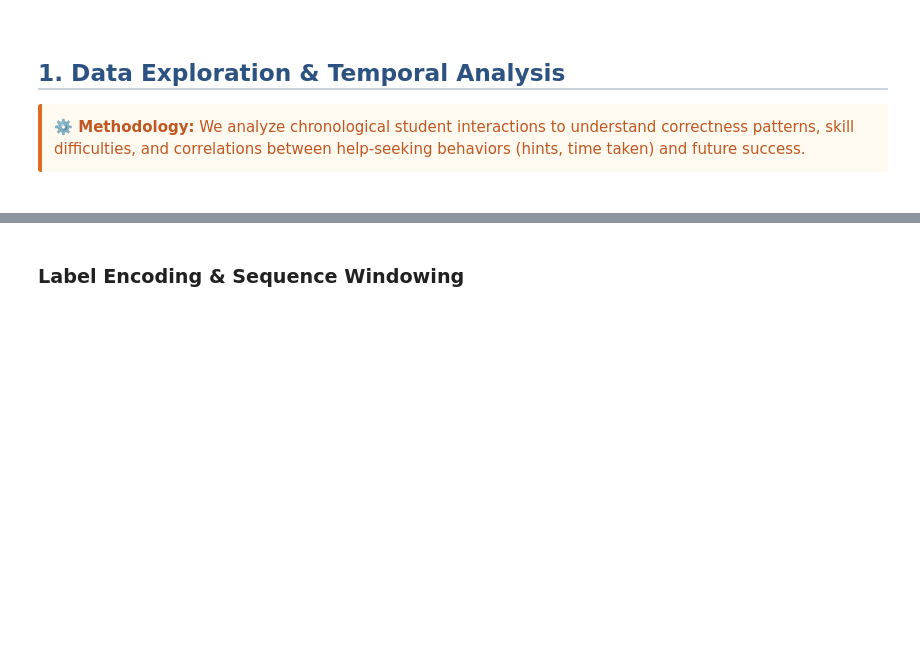
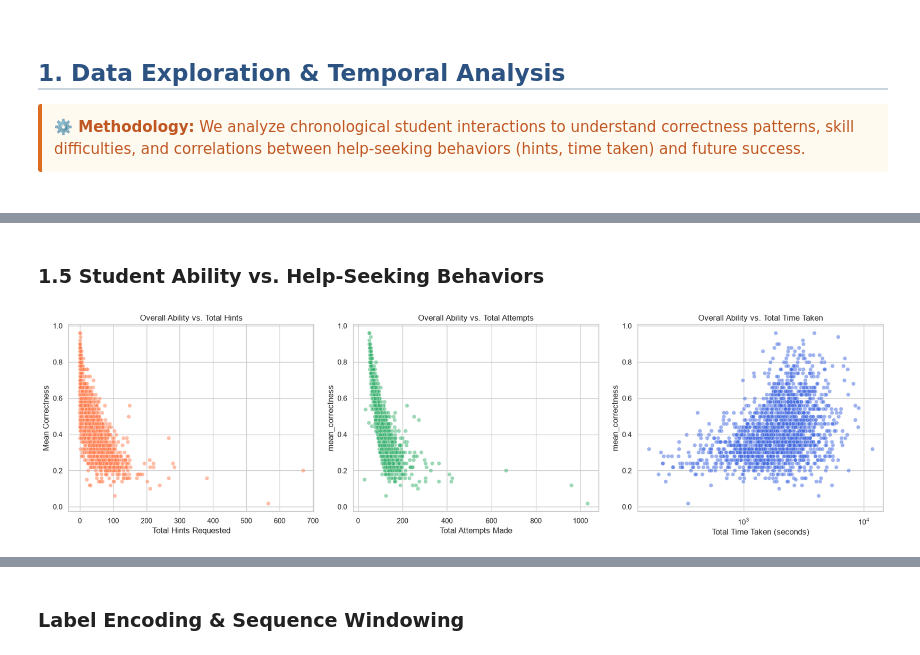
Before and after one commit to Parsa-Saeednia/UT-DataScience-Spring2026, a Jupyter notebook: Assignments/CA4/03_RNN_LSTM_Knowledge_Tracing.ipynb, the cells around one changed output, grey strips where cells are left out. Saved outputs shown, nothing was run; the diff lists cells and outputs as text; code cells hidden in the pictures; blank space fills up the shorter version.

```diff
--- a/Assignments/CA4/03_RNN_LSTM_Knowledge_Tracing.ipynb
+++ b/Assignments/CA4/03_RNN_LSTM_Knowledge_Tracing.ipynb
@@ -38,0 +119,30 @@
+# %% [markdown]
+### 1.5 Student Ability vs. Help-Seeking Behaviors
+# %%
+student_ability = df.groupby('studentId').agg(
+    mean_correctness=('correct', 'mean'),
+    total_time=('timeTaken', 'sum'),
+    total_hints=('hintCount', 'sum'),
+    total_attempts=('attemptCount', 'sum')
+).reset_index()
+
+fig, axes = plt.subplots(1, 3, figsize=(18, 5))
+
+sns.scatterplot(data=student_ability, x='total_hints', y='mean_correctness', ax=axes[0], alpha=0.5, color='coral')
+axes[0].set_title('Overall Ability vs. Total Hints')
+axes[0].set_xlabel('Total Hints Requested')
+axes[0].set_ylabel('Mean Correctness')
+
+sns.scatterplot(data=student_ability, x='total_attempts', y='mean_correctness', ax=axes[1], alpha=0.5, color='mediumseagreen')
+axes[1].set_title('Overall Ability vs. Total Attempts')
+axes[1].set_xlabel('Total Attempts Made')
+
+sns.scatterplot(data=student_ability, x='total_time', y='mean_correctness', ax=axes[2], alpha=0.5, color='royalblue')
+axes[2].set_title('Overall Ability vs. Total Time Taken')
+axes[2].set_xlabel('Total Time Taken (seconds)')
+axes[2].set_xscale('log')
+
+plt.tight_layout()
+plt.show()
+# %% [output]
+[figure, added]
```
Also changed, not shown: parts of 22 cells of this notebook.
